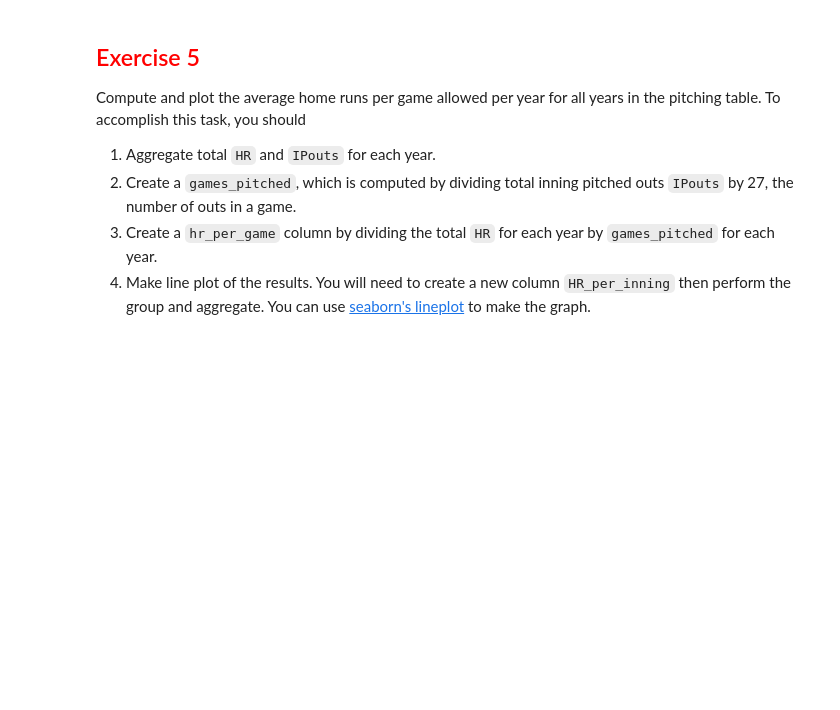
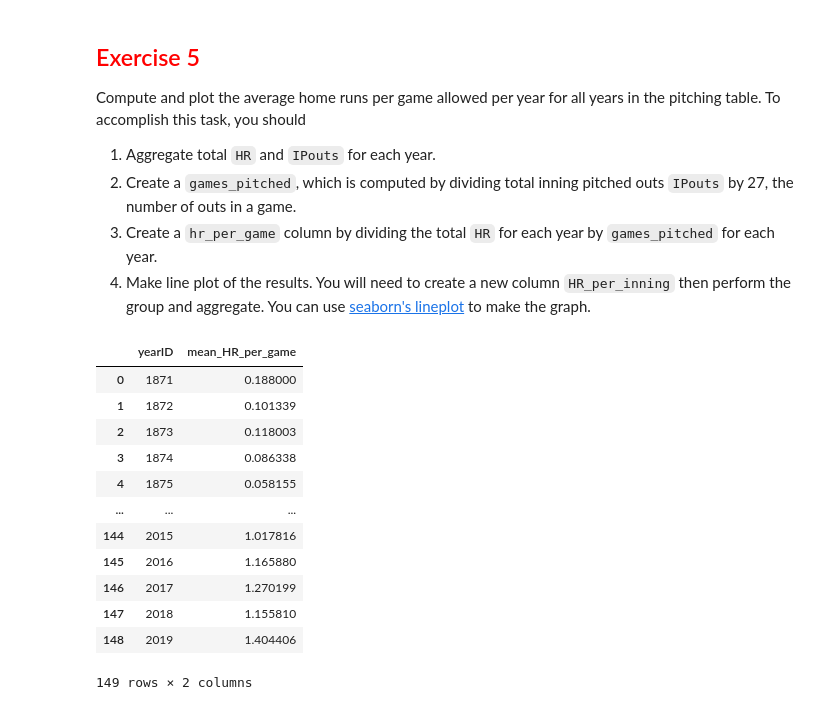
Before and after one commit to dustinvk03/module2_intro_to_pandas, a Jupyter notebook: 2_6_aggregation.ipynb, the cells around one changed output. Cells and saved outputs as stored; diff of their text form; code cells hidden in the pictures; blank space fills up the shorter version.

```diff
--- a/2_6_aggregation.ipynb
+++ b/2_6_aggregation.ipynb
@@ -266,0 +284,29 @@ Compute and plot the average home runs per game allowed per year for all years i
+# %%
+# Your refactored code here
+mean_home_runs_per_game = (pitching
+                        >> select(X.HR, X.IPouts, X.yearID)
+                        >> group_by(X.yearID)
+                        >> summarise(total_HR = X.HR.sum(),
+                                    total_IPouts = X.IPouts.sum())
+                        >> ungroup()
+                        >> mutate(games_pitched = X.total_IPouts / 27)
+                        >> mutate(hr_per_game = X.total_HR / X.games_pitched)
+                        # >> mutate(HR_per_inning = X.total_HR / (9*X.games_pitched))
+                        >> group_by(X.yearID)
+                        >> summarise(mean_HR_per_game = mean(X.hr_per_game))
+                        )
+mean_home_runs_per_game
+# %% [output]
+|  | yearID | mean_HR_per_game |
+| 0 | 1871 | 0.188000 |
+| 1 | 1872 | 0.101339 |
+| 2 | 1873 | 0.118003 |
+| 3 | 1874 | 0.086338 |
+| 4 | 1875 | 0.058155 |
+| ... | ... | ... |
+| 144 | 2015 | 1.017816 |
+| 145 | 2016 | 1.165880 |
+| 146 | 2017 | 1.270199 |
+| 147 | 2018 | 1.155810 |
+| 148 | 2019 | 1.404406 |
+149 rows × 2 columns
```
Also changed, not shown: parts of 4 cells of this notebook.
